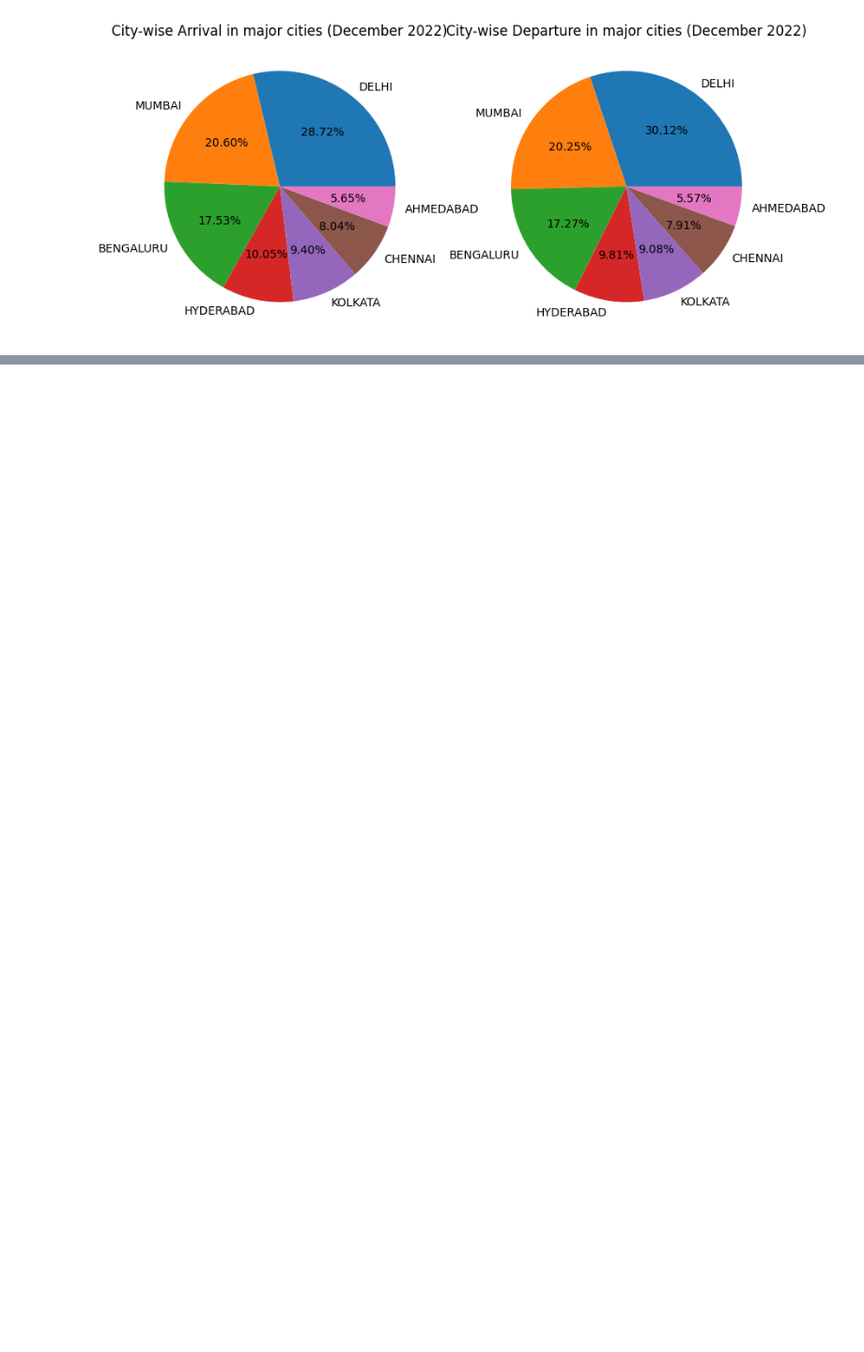
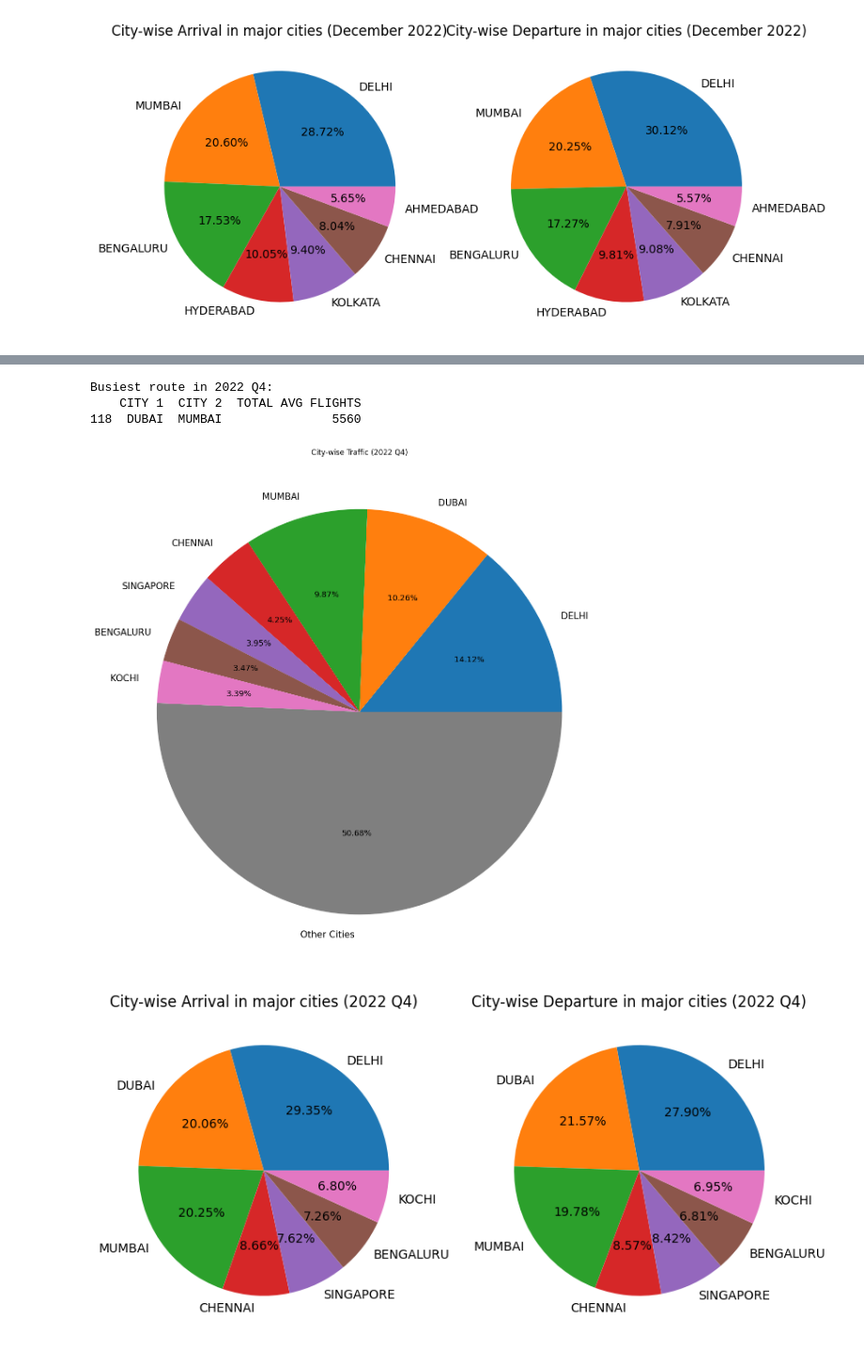
Before and after one commit to Namit2003/PSC_project, a Jupyter notebook: traffic/Traffic.ipynb, the cells around one changed output, grey strips where cells are left out. Shown at 94% size. Saved outputs shown, nothing was run; the diff lists cells and outputs as text; code cells hidden in the pictures; blank space fills up the shorter version.

```diff
--- a/traffic/Traffic.ipynb
+++ b/traffic/Traffic.ipynb
@@ -244,0 +269,8 @@ Busiest route in December 2022:
+# %%
+func1('22Q4.csv','2022 Q4')
+# %% [output]
+Busiest route in 2022 Q4:
+    CITY 1  CITY 2  TOTAL AVG FLIGHTS
+118  DUBAI  MUMBAI               5560
+[figure, added]
+[figure, added]
```
Also changed, not shown: parts of 3 cells of this notebook, 8 other files.
